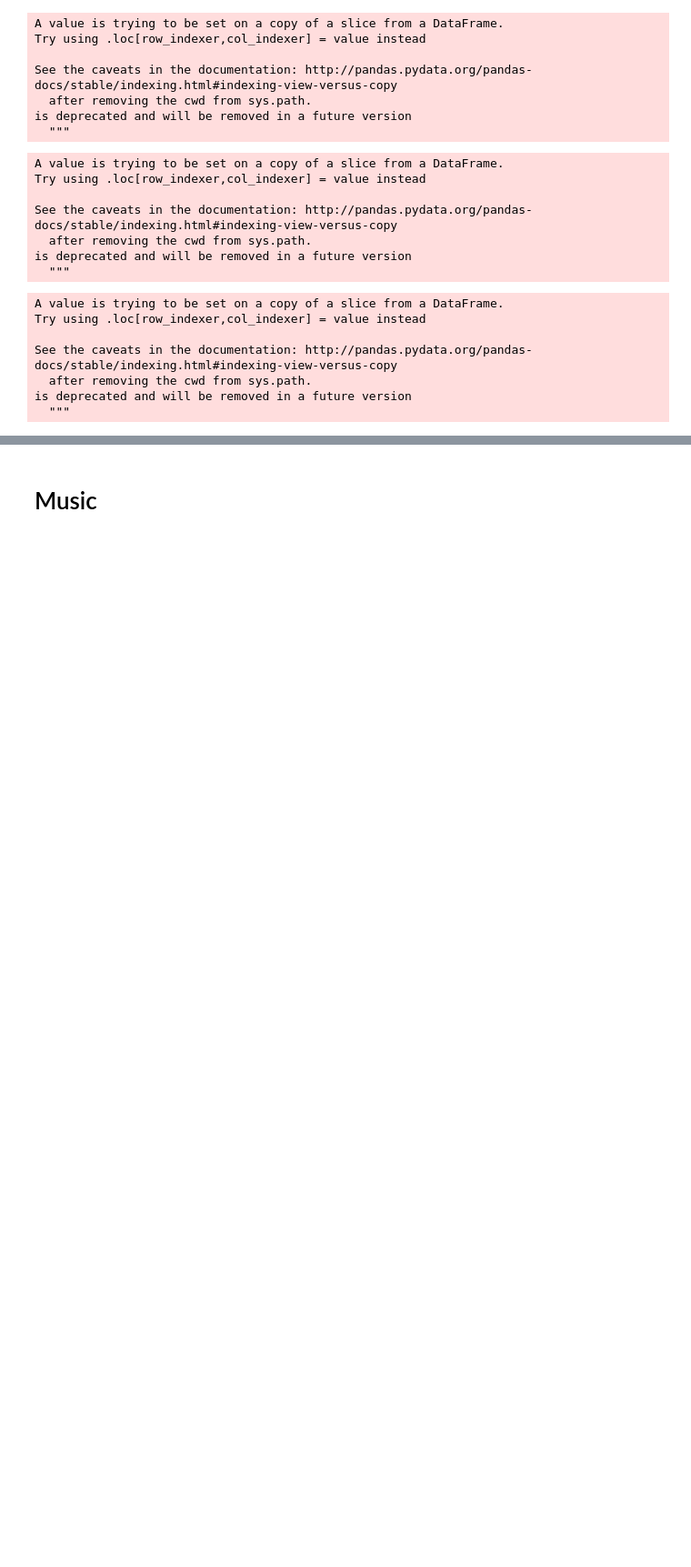
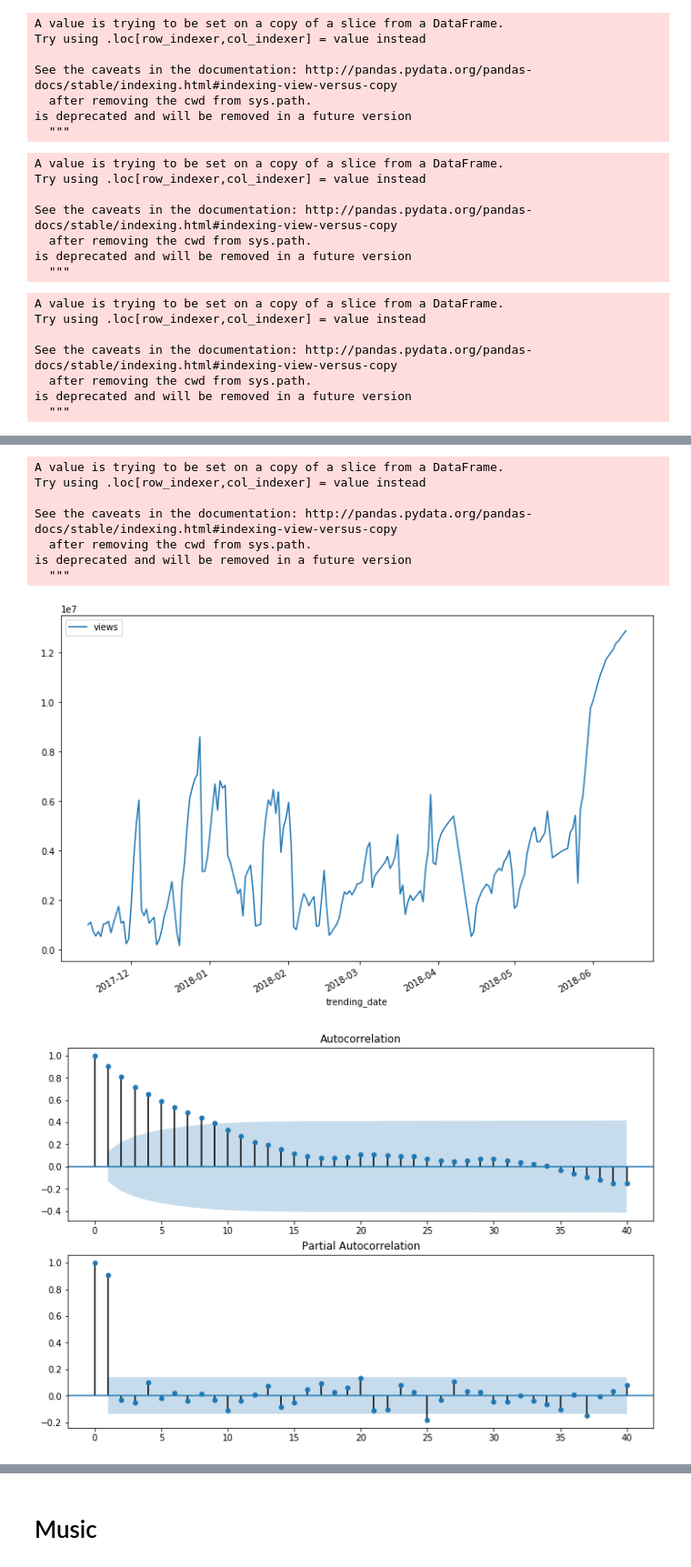
Before and after one commit to srive326/Youtube-forecasting, a Jupyter notebook: notebooks/Youtube_Data-arima.ipynb, the cells around one changed output, grey strips where cells are left out. Shown at 91% size. Saved outputs shown, nothing was run; the diff lists cells and outputs as text; code cells hidden in the pictures; blank space fills up the shorter version.

```diff
--- a/notebooks/Youtube_Data-arima.ipynb
+++ b/notebooks/Youtube_Data-arima.ipynb
@@ -112,3 +164,26 @@ is deprecated and will be removed in a future version
+# %%
+#pets and animals
+dta = get_categoryinfo(youtube_views,15)
+
+dta.plot(figsize=(12,8));
+plt.show()
+
+fig = plt.figure(figsize=(12,8))
+ax1 = fig.add_subplot(211)
+fig = sm.graphics.tsa.plot_acf(dta.values.squeeze(), lags=40, ax=ax1)
+ax2 = fig.add_subplot(212)
+fig = sm.graphics.tsa.plot_pacf(dta, lags=40, ax=ax2)
+plt.show()
+# %% [output]
+A value is trying to be set on a copy of a slice from a DataFrame.
+Try using .loc[row_indexer,col_indexer] = value instead
+
+See the caveats in the documentation: http://pandas.pydata.org/pandas-docs/stable/indexing.html#indexing-view-versus-copy
+  after removing the cwd from sys.path.
+is deprecated and will be removed in a future version
+  """
+[figure, added]
+[figure, added]
 # %%
 dta = travel
 
```
Also changed, not shown: parts of 32 cells of this notebook.
